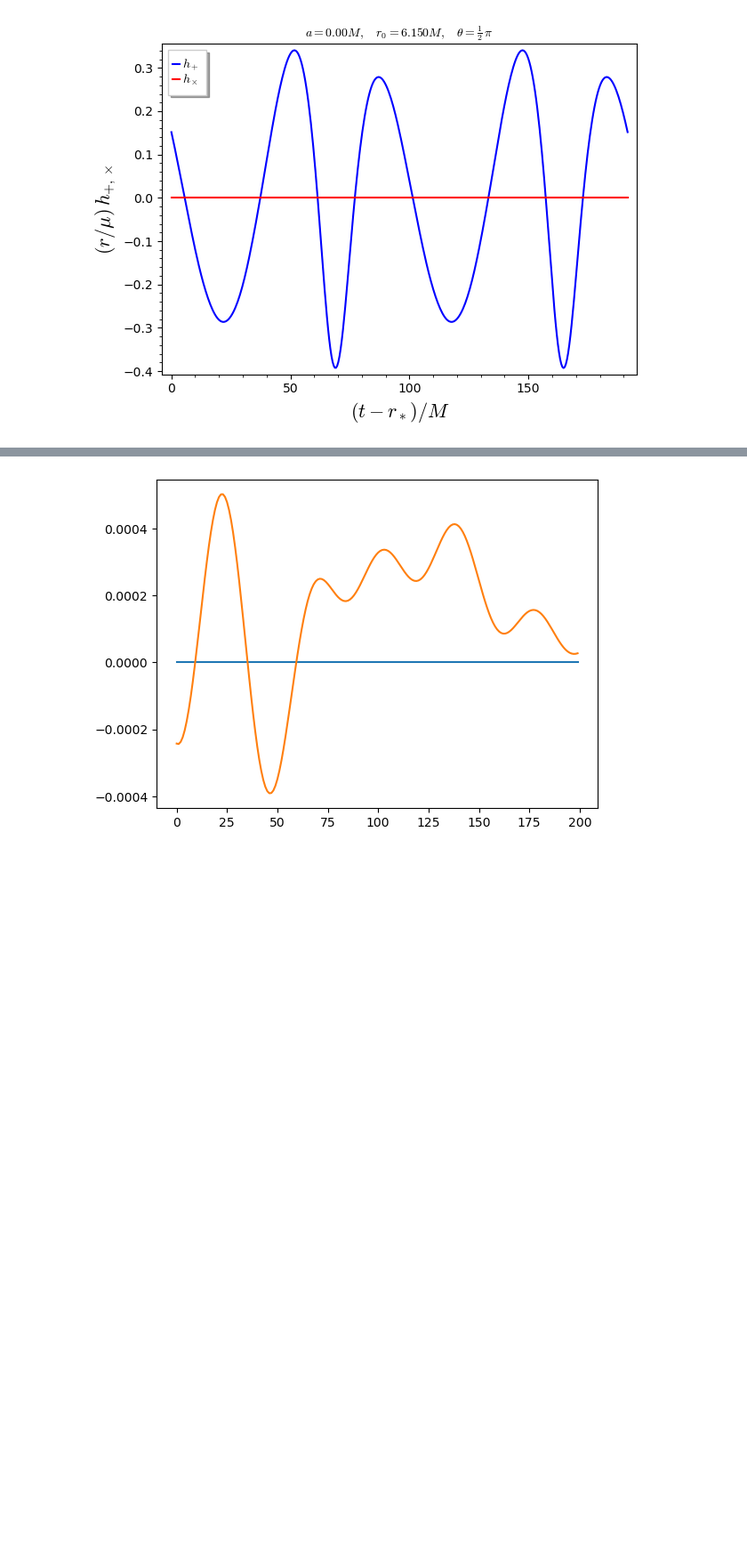
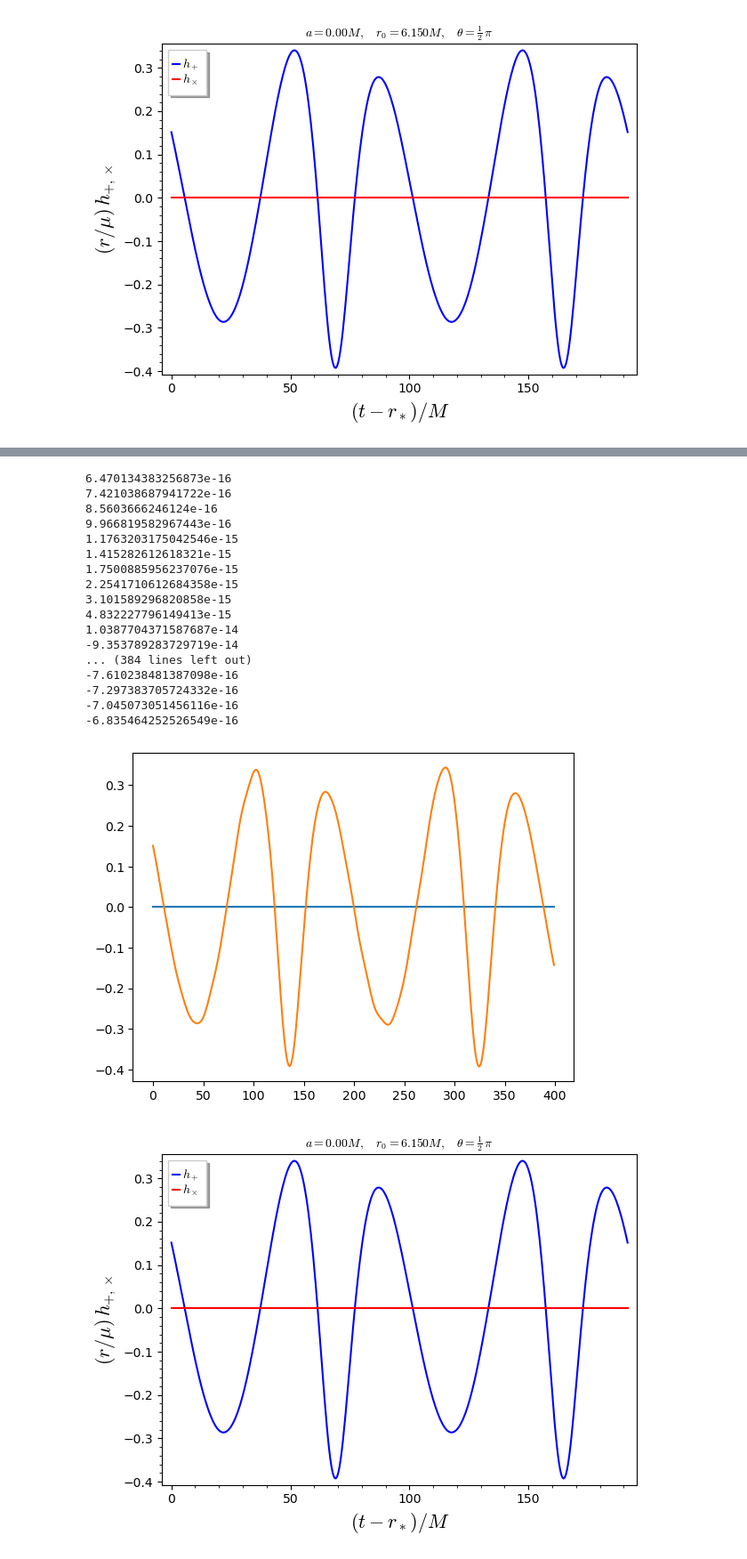
Before and after one commit to smmasruk/M1_Intership, a Jupyter notebook: From_eric/fig_gw_point_mass_ISCO.ipynb, the cells around one changed output, grey strips where cells are left out. Shown: that part at 89% size. Saved outputs shown, nothing was run; the diff lists cells and outputs as text; code cells hidden in the pictures; blank space fills up the shorter version.

```diff
--- a/From_eric/fig_gw_point_mass_ISCO.ipynb
+++ b/From_eric/fig_gw_point_mass_ISCO.ipynb
@@ -182,4 +184,8 @@ plt.show()
 # %%
+
+
+
+
 
 phi1 = 0
 newsig=[]
@@ -189,14 +195,46 @@ r01 = 0.15000 + r_isco(a)
 tmax1 = 2 * ordital_period(a, r0)
 theta1 = pi/2  # Initialize theta1 as a numeric value
 signal1=h_particle_signal(a1, r01, theta1, phi1, 0, tmax,  mode='x',
-                      nb_points=200, phi0=0, l_max=10, m_min=1,
+                      nb_points=400, phi0=0, l_max=10, m_min=1,
                       approximation=None, store=None)
 
-
 for i in range(len(signal1)):
+    # print((signal1[i]))
     newsig.append(signal1[i][1])
-plt.plot(newsig)
-plt.plot(data_array[:200])
-plt.show()
+    # plt.plot(signal1[i][1],label=r'$h_x$')
-# %% [output]
-[figure, removed]
+# %%
+
+realdata = np.loadtxt("newdat.txt")
+
+
+for i in range(len(signal1)):
+    print(newsig[i]/realdata[i])
+
+plt.plot(newsig)
+plt.plot(realdata[:400])
+plt.show()
+graph = plot_h_particle(a1, r01, theta1, phi1, 0, tmax1, plot_points=400, gridlines=False)
+fname = figdir + "h_point_mass_a{:.2f}_th{:.2f}.pdf".format(float(a), float(theta/pi))
+fname = fname.replace("a0.", "a").replace("th0.", "th")
+graph.save(fname)
+show(graph)
+# %% [output]
+6.470134383256873e-16
+7.421038687941722e-16
+8.5603666246124e-16
+9.966819582967443e-16
+1.1763203175042546e-15
+1.415282612618321e-15
+1.7500885956237076e-15
+2.2541710612684358e-15
+3.101589296820858e-15
+4.832227796149413e-15
+1.0387704371587687e-14
+-9.353789283729719e-14
+... (384 lines left out)
+-7.610238481387098e-16
+-7.297383705724332e-16
+-7.045073051456116e-16
+-6.835464252526549e-16
+[figure, added]
+[figure, added]
```
Also changed, not shown: parts of 9 cells of this notebook, 24 other files.
